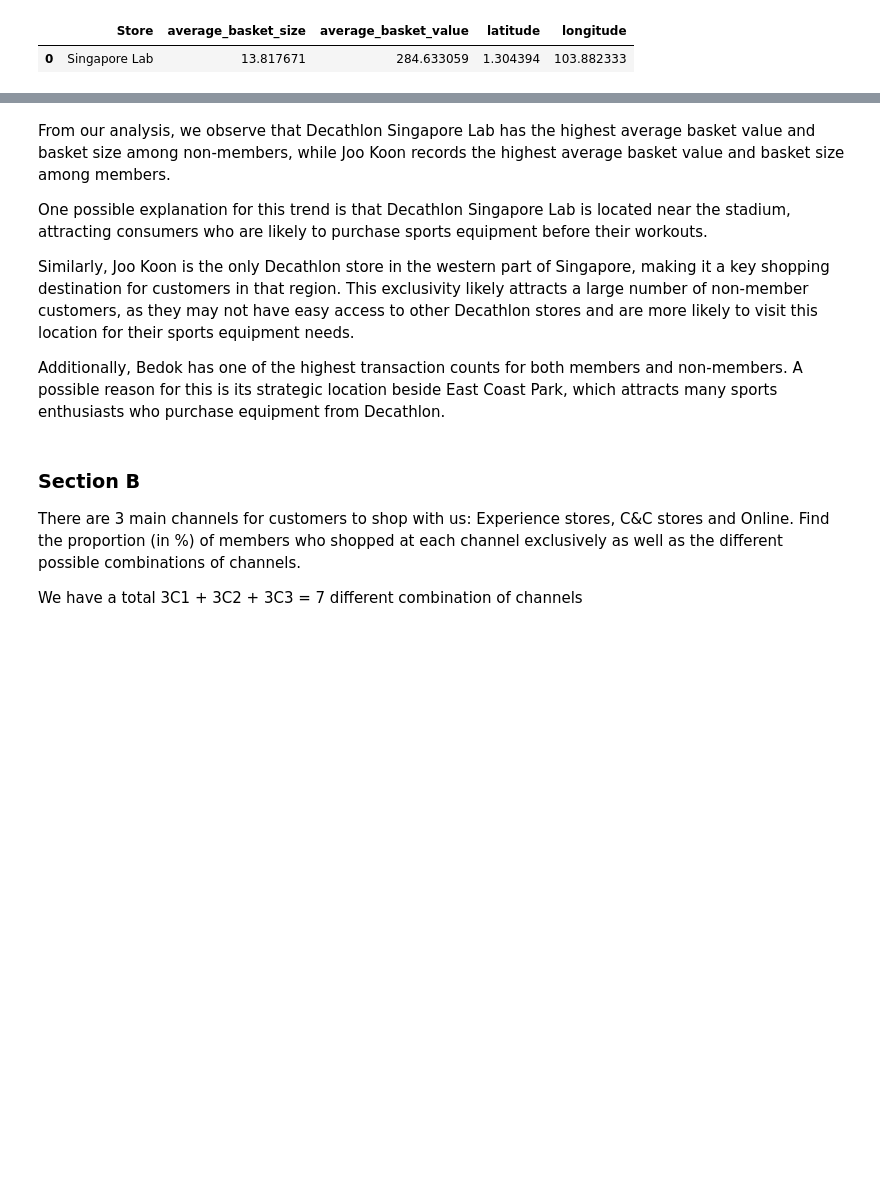
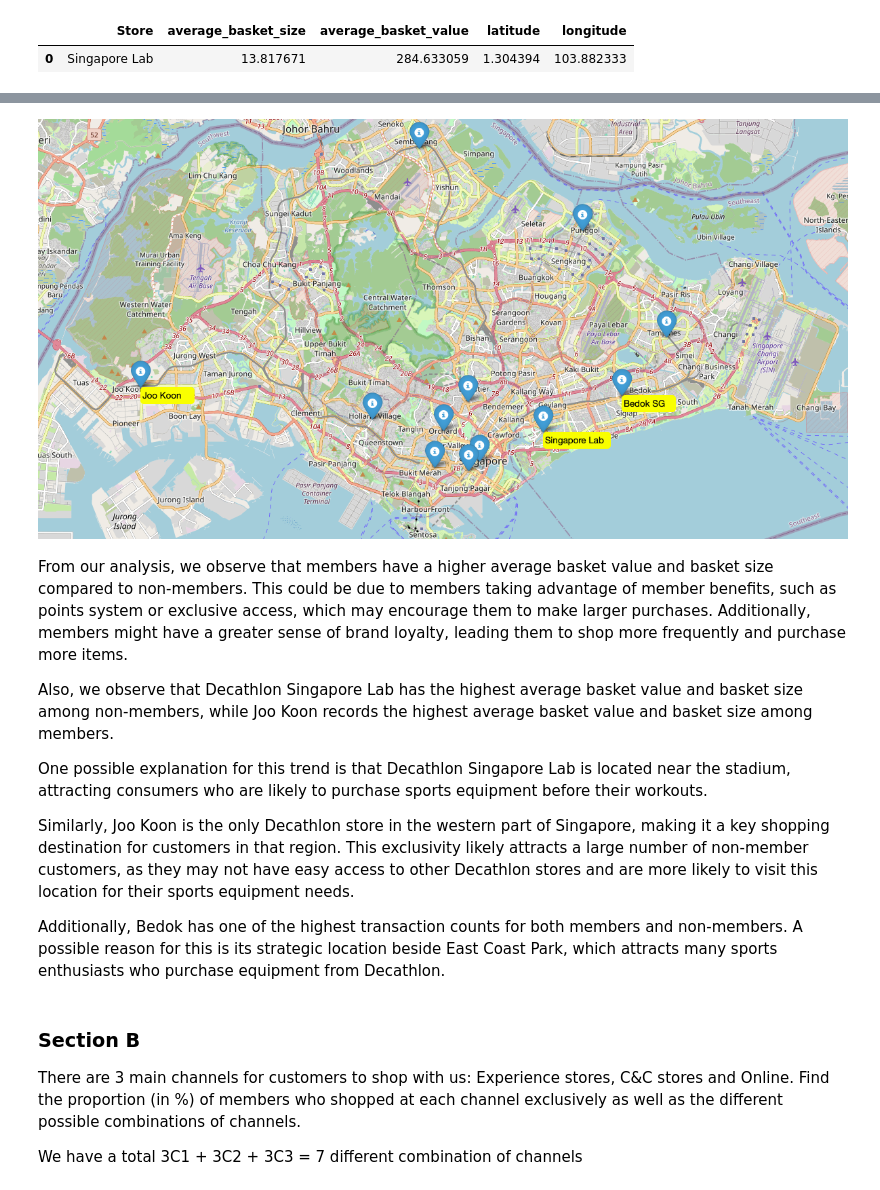
Before and after one commit to kziyang1207/dec_data, a Jupyter notebook: decathlon.ipynb, the cells around one changed output, grey strips where cells are left out. Cells and saved outputs as stored; diff of their text form; code cells hidden in the pictures; blank space fills up the shorter version.

```diff
--- a/decathlon.ipynb
+++ b/decathlon.ipynb
@@ -274,8 +276,17 @@ singapore_map.save("store_locations.html")
 singapore_map
 # %% [output]
 [interactive output not drawn]
+# %%
+from PIL import Image
+from IPython.display import display
+img = Image.open("/Users/kohziyang/Documents/GitHub/dec_data/Screenshot 2025-03-24 at 2.07.18 AM.png")
+display(img)
+# %% [output]
+[figure, added]
 # %% [markdown]
-From our analysis, we observe that Decathlon Singapore Lab has the highest average basket value and basket size among non-members, while Joo Koon records the highest average basket value and basket size among members.
+From our analysis, we observe that members have a higher average basket value and basket size compared to non-members. This could be due to members taking advantage of member benefits, such as points system or exclusive access, which may encourage them to make larger purchases. Additionally, members might have a greater sense of brand loyalty, leading them to shop more frequently and purchase more items.
+
+Also, we observe that Decathlon Singapore Lab has the highest average basket value and basket size among non-members, while Joo Koon records the highest average basket value and basket size among members.
 
 One possible explanation for this trend is that Decathlon Singapore Lab is located near the stadium, attracting consumers who are likely to purchase sports equipment before their workouts.
 
```
Also changed, not shown: parts of 10 cells of this notebook, 3 other files.
